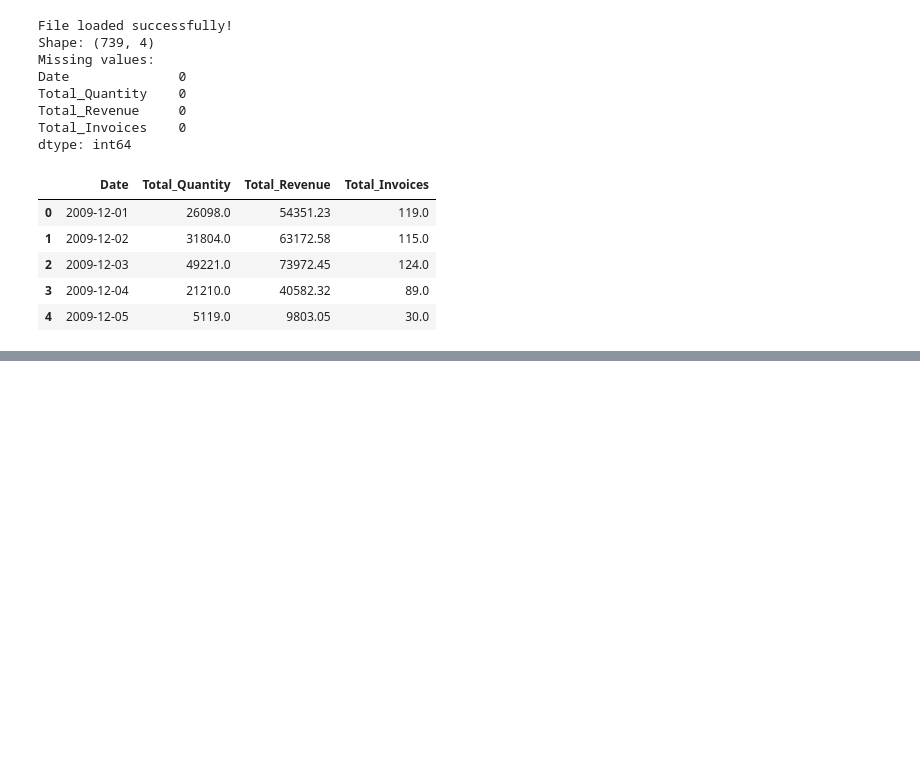
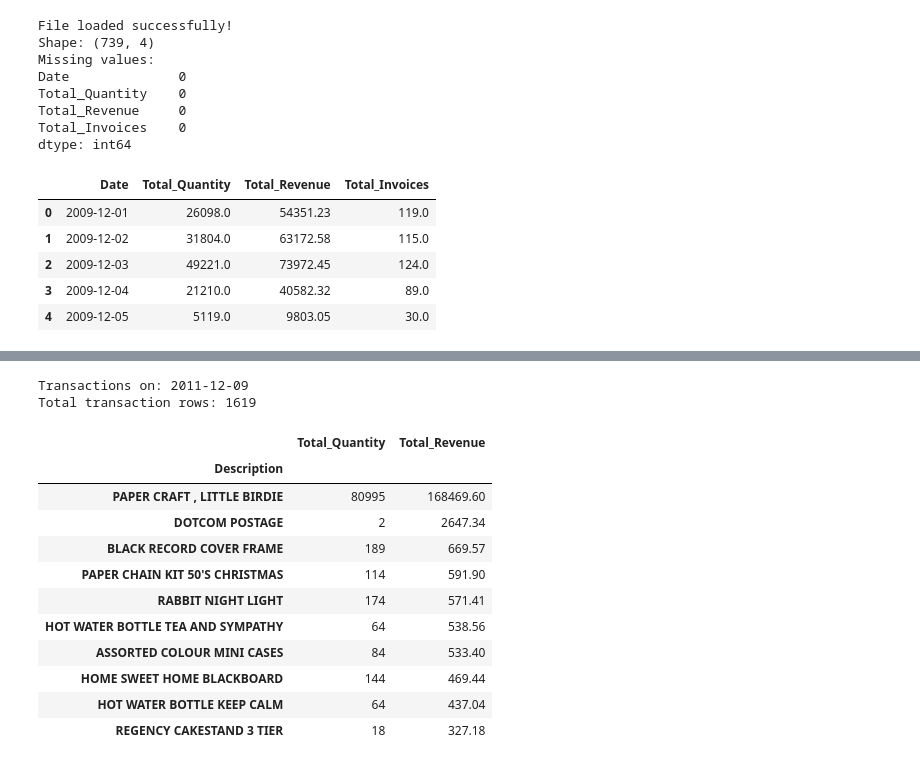
Before and after one commit to Mukesh3597/RetailPulse, a Jupyter notebook: notebooks/01_eda.ipynb, the cells around one changed output, grey strips where cells are left out. Drawn from its saved outputs; the diff is of its cells as text; code cells hidden in the pictures; blank space fills up the shorter version.

```diff
--- a/notebooks/01_eda.ipynb
+++ b/notebooks/01_eda.ipynb
@@ -815,0 +865,35 @@ dtype: int64
+# %%
+target_date = pd.Timestamp("2011-12-09")
+
+day_sales = sales_df[
+    sales_df["InvoiceDate"].dt.normalize() == target_date
+].copy()
+
+top_products = (
+    day_sales.groupby("Description")
+    .agg(
+        Total_Quantity=("Quantity", "sum"),
+        Total_Revenue=("Revenue", "sum")
+    )
+    .sort_values("Total_Revenue", ascending=False)
+    .head(10)
+)
+
+print("Transactions on:", target_date.date())
+print("Total transaction rows:", len(day_sales))
+display(top_products)
+# %% [output]
+Transactions on: 2011-12-09
+Total transaction rows: 1619
+|  | Total_Quantity | Total_Revenue |
+| Description |  |  |
+| PAPER CRAFT , LITTLE BIRDIE | 80995 | 168469.60 |
+| DOTCOM POSTAGE | 2 | 2647.34 |
+| BLACK RECORD COVER FRAME | 189 | 669.57 |
+| PAPER CHAIN KIT 50'S CHRISTMAS | 114 | 591.90 |
+| RABBIT NIGHT LIGHT | 174 | 571.41 |
+| HOT WATER BOTTLE TEA AND SYMPATHY | 64 | 538.56 |
+| ASSORTED COLOUR MINI CASES | 84 | 533.40 |
+| HOME SWEET HOME BLACKBOARD | 144 | 469.44 |
+| HOT WATER BOTTLE KEEP CALM | 64 | 437.04 |
+| REGENCY CAKESTAND 3 TIER | 18 | 327.18 |
```
Also changed, not shown: parts of 10 cells of this notebook, 3 other files.
